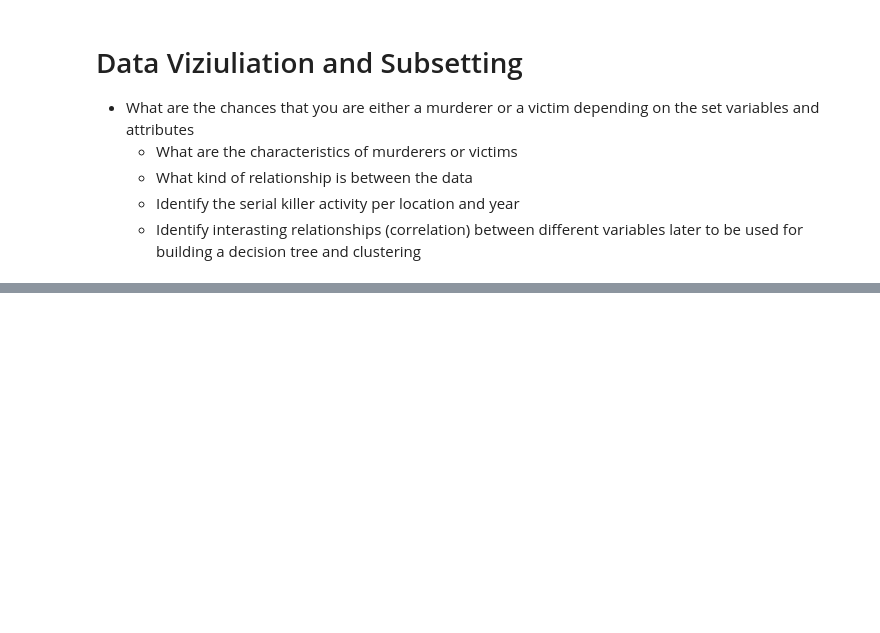
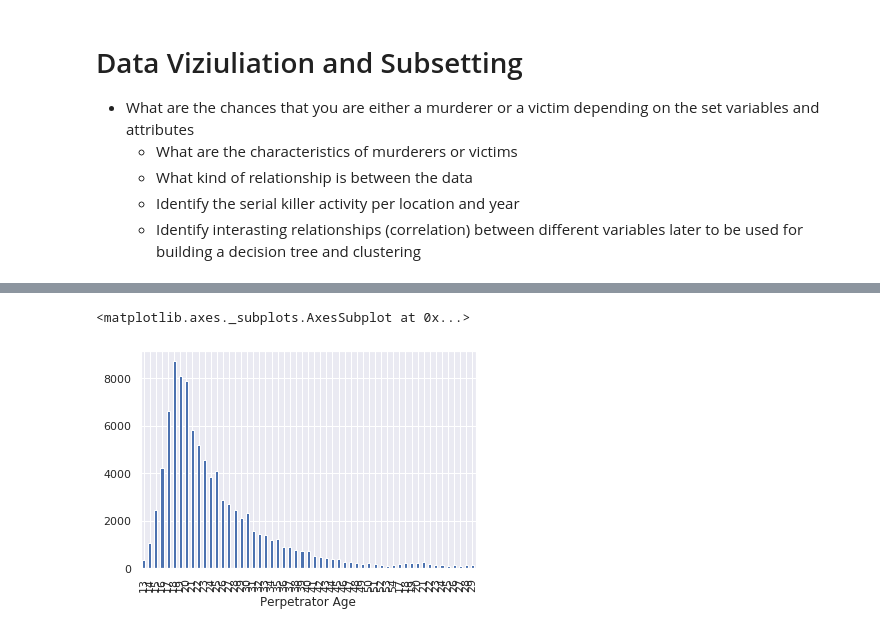
Before and after one commit to Fairfield-University-BA505/final-project-fa2019-red-stags, a Jupyter notebook: Perp Count calculations_viziulization.ipynb, the cells around one changed output, grey strips where cells are left out. Saved outputs shown, nothing was run; the diff lists cells and outputs as text; code cells hidden in the pictures; blank space fills up the shorter version.

```diff
--- a/Perp Count calculations_viziulization.ipynb
+++ b/Perp Count calculations_viziulization.ipynb
@@ -312,0 +153,3 @@ g.add_legend();
+# %%
+perpetrator_older_vs_younger = perpretrator_greater_victim['Perpetrator Count'].groupby(data2['Perpetrator Age']).sum()
+perpetrator_older_vs_younger
@@ -312,0 +170,3 @@ g.add_legend();
+# %%
+perpetrator_older_vs_younger = perpetrator_older_vs_younger[perpetrator_older_vs_younger > 100]
+perpetrator_older_vs_younger
@@ -312,0 +191,5 @@ g.add_legend();
+# %%
+perpetrator_older_vs_younger.plot(kind='bar', rot=90, )
+# %% [output]
+<matplotlib.axes._subplots.AxesSubplot at 0x...>
+[figure, added]
```
Also changed, not shown: parts of 40 cells of this notebook.
